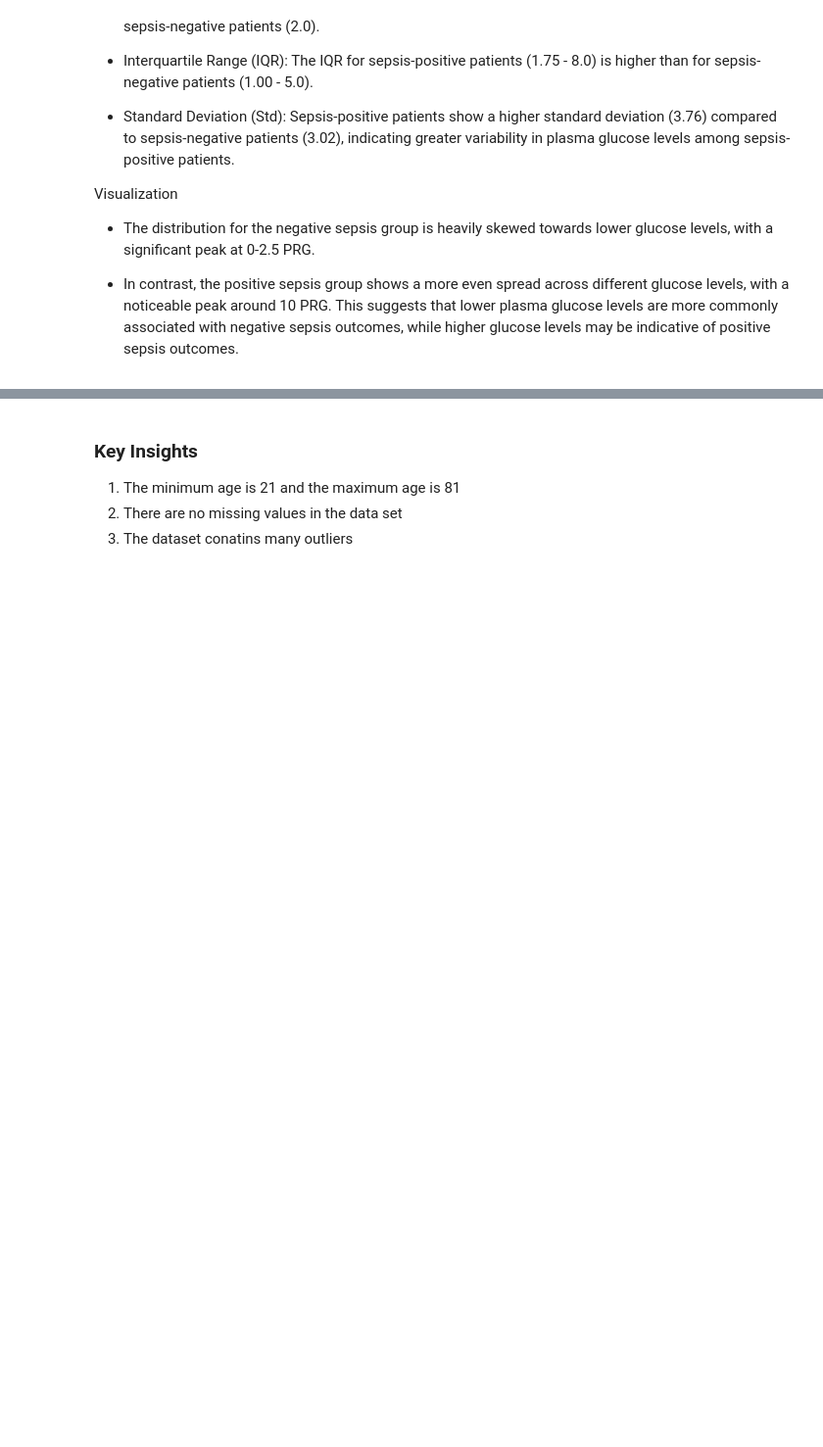
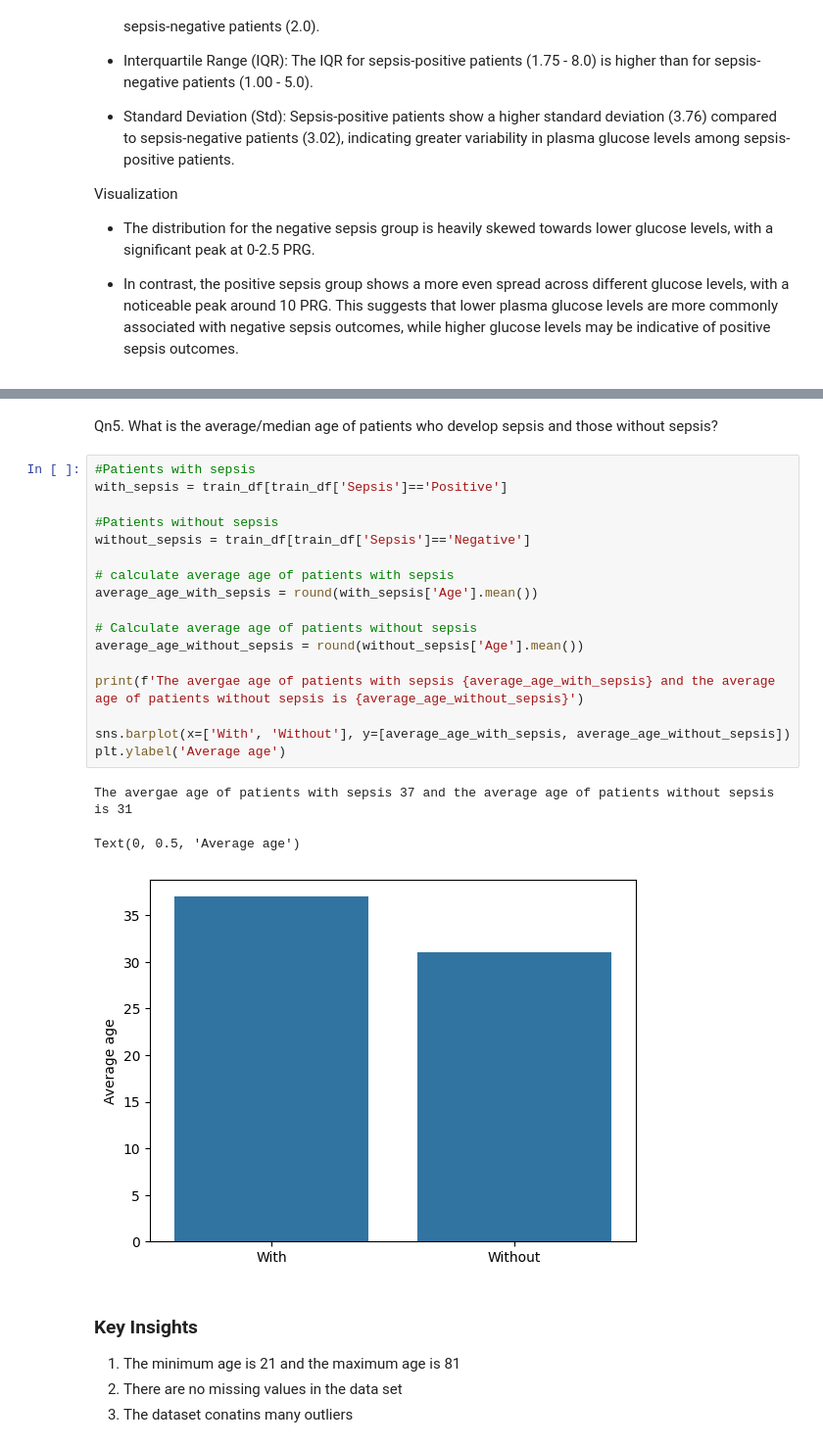
Before and after one commit to valiantezabuku/Building-Machine-Learning-API-s-with-FastAPI-Collabo, a Jupyter notebook: dev/Notebooks/API.ipynb, the cells around one changed output, grey strips where cells are left out. Shown: that part at 98% size. Cells and saved outputs as stored; diff of their text form; blank space fills up the shorter version.

```diff
--- a/dev/Notebooks/API.ipynb
+++ b/dev/Notebooks/API.ipynb
@@ -463,3 +503,26 @@ Visualization
+# %% [markdown]
+Qn5. What is the average/median age of patients who develop sepsis and those without sepsis?
+# %%
+#Patients with sepsis
+with_sepsis = train_df[train_df['Sepsis']=='Positive']
+
+#Patients without sepsis
+without_sepsis = train_df[train_df['Sepsis']=='Negative']
+
+# calculate average age of patients with sepsis
+average_age_with_sepsis = round(with_sepsis['Age'].mean())
+
+# Calculate average age of patients without sepsis
+average_age_without_sepsis = round(without_sepsis['Age'].mean())
+
+print(f'The avergae age of patients with sepsis {average_age_with_sepsis} and the average age of patients without sepsis is {average_age_without_sepsis}')
+
+sns.barplot(x=['With', 'Without'], y=[average_age_with_sepsis, average_age_without_sepsis])
+plt.ylabel('Average age')
+# %% [output]
+The avergae age of patients with sepsis 37 and the average age of patients without sepsis is 31
+Text(0, 0.5, 'Average age')
+[figure, added]
 # %% [markdown]
 ### Key Insights
 1. The minimum age is 21 and the maximum age is 81
```
Also changed, not shown: parts of 6 cells of this notebook, 5 other files.
